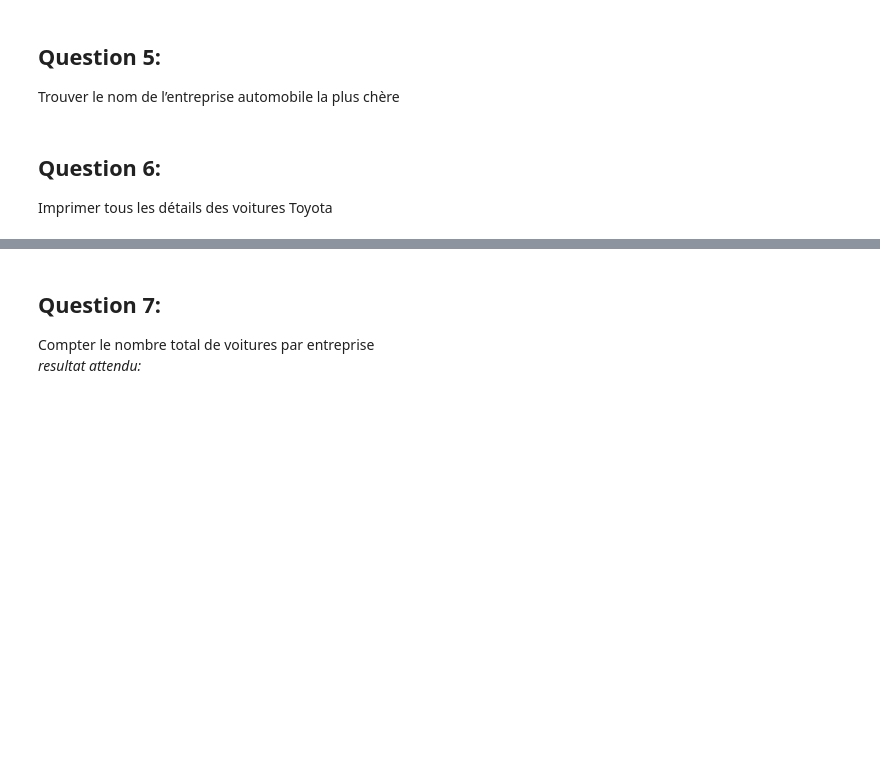
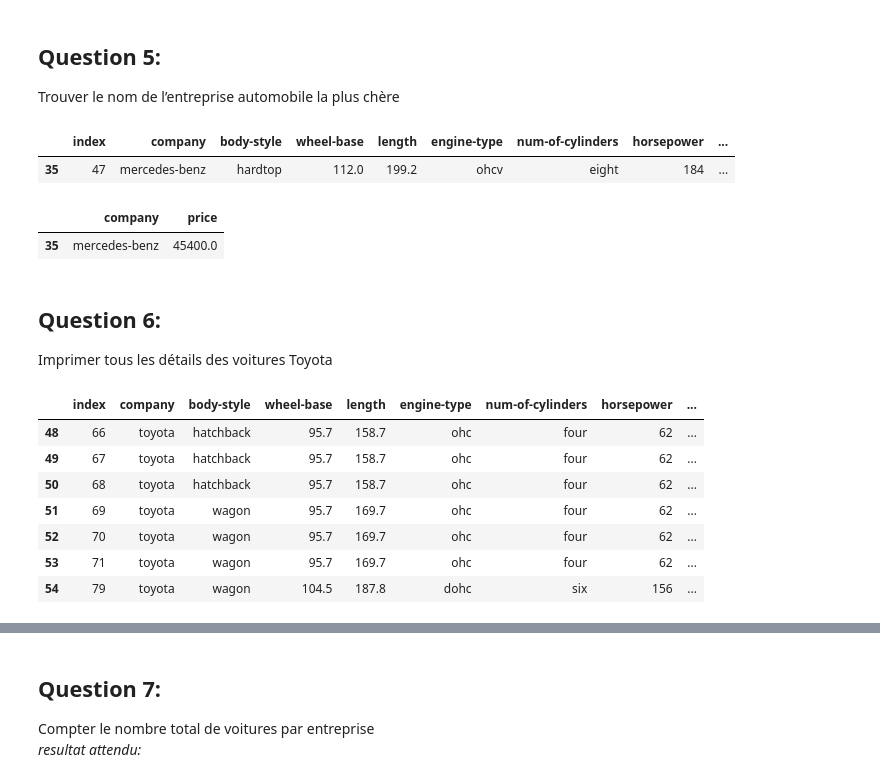
Before and after one commit to fa5fou5/420-DK1-GC, a Jupyter notebook: Exercices/Exercices Pandas/Analyse_Autombile-Solution.ipynb, the cells around one changed output, grey strips where cells are left out. Cells and saved outputs as stored; diff of their text form; code cells hidden in the pictures; blank space fills up the shorter version.

```diff
--- a/Exercices/Analyse_Autombile.ipynb
+++ b/Exercices/Exercices Pandas/Analyse_Autombile-Solution.ipynb
@@ -21,3 +58,11 @@ Imprimer le type de données des colonnes
 Nettoyer le jeu de données et mettre à jour le fichier CSV
 Remplacez toutes les valeurs de colonne qui contiennent `n.a` ou `?` par `NaN`
 Eregistrer le resultat dans un fichier nommé 'Automobile_data_nettoye.csv'
+# %%
+# Solution 1
+df = pd.read_csv("Automobile_data.csv", na_values={
+'price':["?","n.a"],
+'stroke':["?","n.a"],
+'horsepower':["?","n.a"],
+'peak-rpm':["?","n.a"],
+'average-mileage':["?","n.a"]})
@@ -23,0 +87,7 @@ Eregistrer le resultat dans un fichier nommé 'Automobile_data_nettoye.csv'
+# %%
+# Solution 2
+# Define the list of strings to be recognized as missing values
+missing_values = ["?", "n.a"]
+
+# Replace the specific values with NaN in the entire DataFrame
+df.replace(missing_values, pd.NA, inplace=True)
@@ -24,6 +96,31 @@ Eregistrer le resultat dans un fichier nommé 'Automobile_data_nettoye.csv'
 # %% [markdown]
 ## __Question 5:__
 Trouver le nom de l’entreprise automobile la plus chère
+# %%
+# Solution
+df[df['price'] == df['price'].max()]
+# aussi df[df.price == df['price'].max()]
+# %% [output]
+|  | index | company | body-style | wheel-base | length | engine-type | num-of-cylinders | horsepower | ... |
+| 35 | 47 | mercedes-benz | hardtop | 112.0 | 199.2 | ohcv | eight | 184 | ... |
+# %%
+# Solution
+df[['company','price']][df.price == df['price'].max()]
+# %% [output]
+|  | company | price |
+| 35 | mercedes-benz | 45400.0 |
 # %% [markdown]
 ## __Question 6:__
 Imprimer tous les détails des voitures Toyota
+# %%
+# Solution 1
+df[df.company == 'toyota']
+# %% [output]
+|  | index | company | body-style | wheel-base | length | engine-type | num-of-cylinders | horsepower | ... |
+| 48 | 66 | toyota | hatchback | 95.7 | 158.7 | ohc | four | 62 | ... |
+| 49 | 67 | toyota | hatchback | 95.7 | 158.7 | ohc | four | 62 | ... |
+| 50 | 68 | toyota | hatchback | 95.7 | 158.7 | ohc | four | 62 | ... |
+| 51 | 69 | toyota | wagon | 95.7 | 169.7 | ohc | four | 62 | ... |
+| 52 | 70 | toyota | wagon | 95.7 | 169.7 | ohc | four | 62 | ... |
+| 53 | 71 | toyota | wagon | 95.7 | 169.7 | ohc | four | 62 | ... |
+| 54 | 79 | toyota | wagon | 104.5 | 187.8 | dohc | six | 156 | ... |
```
Also changed, not shown: parts of 13 cells of this notebook, 22 other files.
